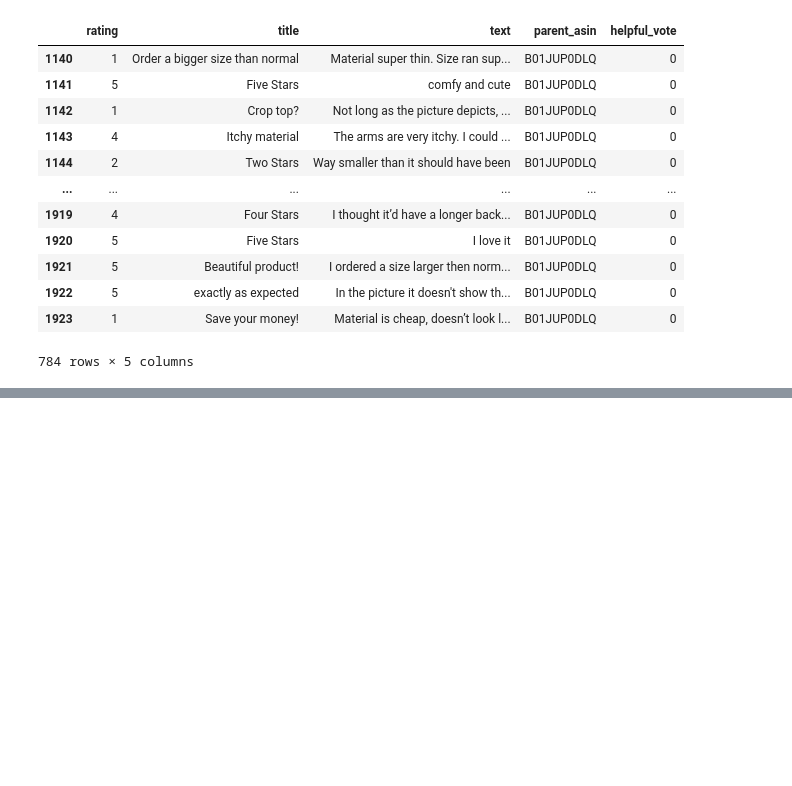
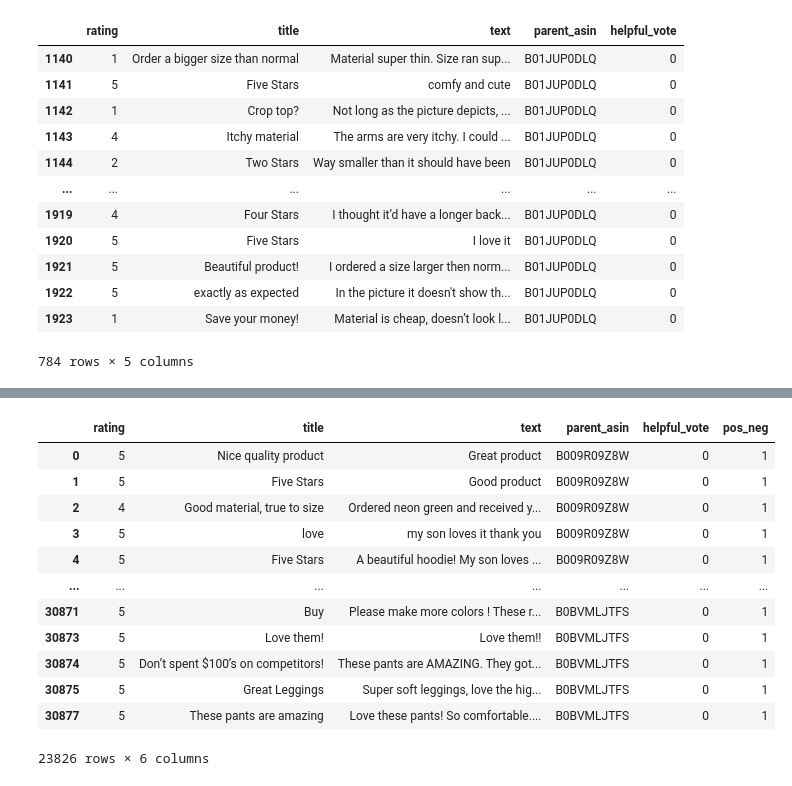
Before and after one commit to smallbrowndog/3-1_project, a Jupyter notebook: f_cleaned.ipynb, the cells around one changed output, grey strips where cells are left out. Drawn from its saved outputs; the diff is of its cells as text; code cells hidden in the pictures; blank space fills up the shorter version.

```diff
--- a/f_cleaned.ipynb
+++ b/f_cleaned.ipynb
@@ -334,0 +383,16 @@ PA_fin_df[PA_fin_df['parent_asin'].isin(ga)]
+# %%
+PA_fin_df[PA_fin_df['rating'] > 3]
+# %% [output]
+|  | rating | title | text | parent_asin | helpful_vote | pos_neg |
+| 0 | 5 | Nice quality product | Great product | B009R09Z8W | 0 | 1 |
+| 1 | 5 | Five Stars | Good product | B009R09Z8W | 0 | 1 |
+| 2 | 4 | Good material, true to size | Ordered neon green and received y... | B009R09Z8W | 0 | 1 |
+| 3 | 5 | love | my son loves it thank you | B009R09Z8W | 0 | 1 |
+| 4 | 5 | Five Stars | A beautiful hoodie! My son loves ... | B009R09Z8W | 0 | 1 |
+| ... | ... | ... | ... | ... | ... | ... |
+| 30871 | 5 | Buy | Please make more colors ! These r... | B0BVMLJTFS | 0 | 1 |
+| 30873 | 5 | Love them! | Love them!! | B0BVMLJTFS | 0 | 1 |
+| 30874 | 5 | Don’t spent $100’s on competitors! | These pants are AMAZING. They got... | B0BVMLJTFS | 0 | 1 |
+| 30875 | 5 | Great Leggings | Super soft leggings, love the hig... | B0BVMLJTFS | 0 | 1 |
+| 30877 | 5 | These pants are amazing | Love these pants! So comfortable.... | B0BVMLJTFS | 0 | 1 |
+23826 rows × 6 columns
```
Also changed, not shown: parts of 15 cells of this notebook.
